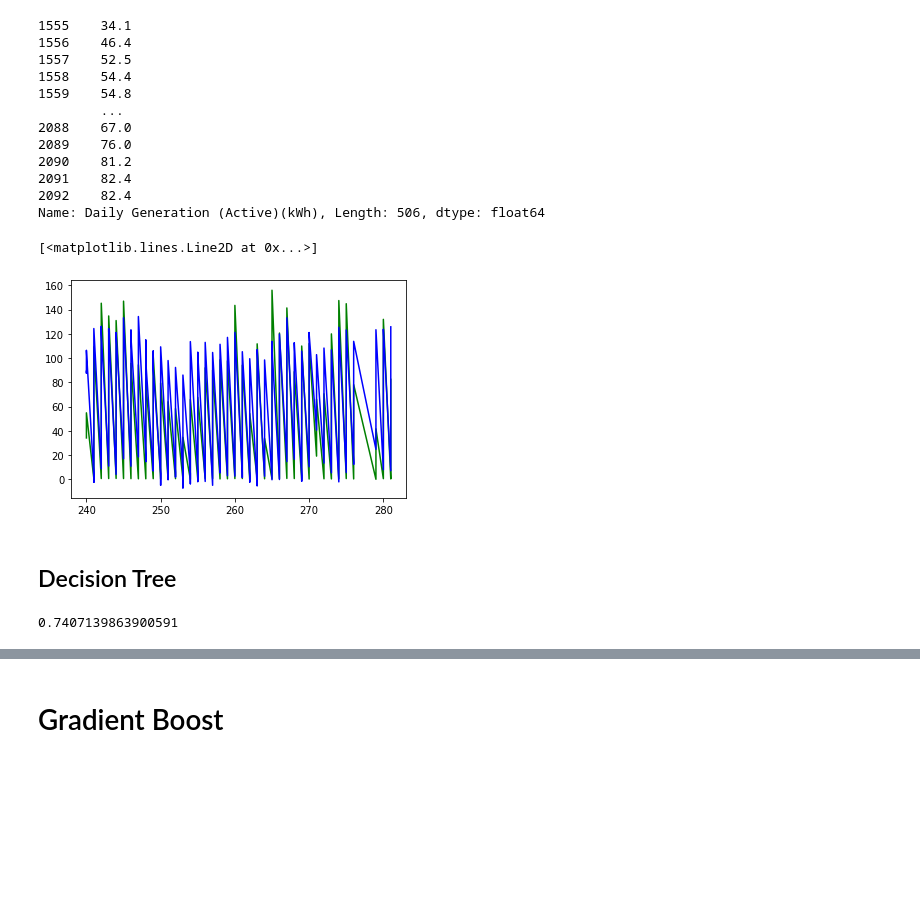
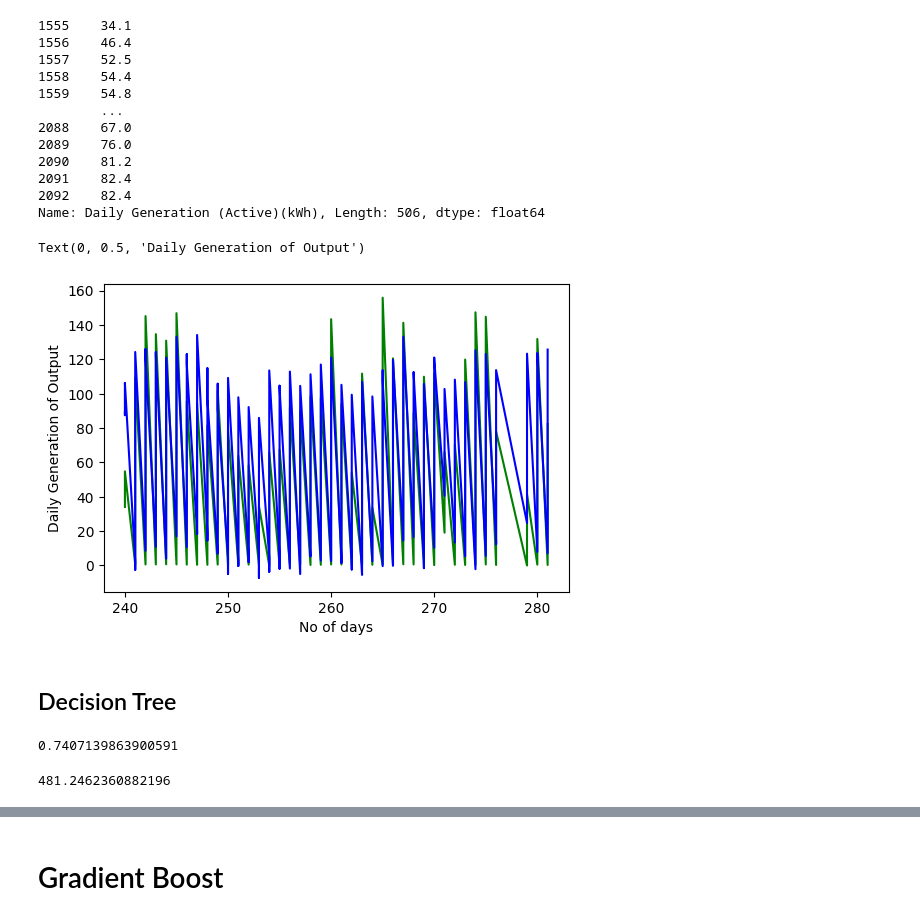
Before and after one commit to AksharaReddyPatlannagari/MAJOR-PROJECT, a Jupyter notebook: processinggg.ipynb, the cells around one changed output, grey strips where cells are left out. Drawn from its saved outputs; the diff is of its cells as text; code cells hidden in the pictures; blank space fills up the shorter version.

```diff
--- a/processinggg.ipynb
+++ b/processinggg.ipynb
@@ -1127,8 +1128,10 @@ Name: Daily Generation (Active)(kWh), Length: 506, dtype: float64
 # %%
 import matplotlib.pyplot as plt
 tt=x_test.sort_values(by='no_of_days')
 plt.plot(tt['no_of_days'],y_test,color="green")
 plt.plot(tt['no_of_days'],y_predict,color='blue')
+plt.xlabel('No of days')
+plt.ylabel('Daily Generation of Output')
 # %% [output]
-[<matplotlib.lines.Line2D at 0x...>]
+Text(0, 0.5, 'Daily Generation of Output')
-[figure, old version]
+[figure, new version]
@@ -1145,7 +1142,13 @@ from sklearn.tree import DecisionTreeRegressor
 dt=DecisionTreeRegressor(max_depth=3)
 dt.fit(x_train,y_train)
 y_predict1=dt.predict(x_test)
+# %%
+r2_dt=r2_score(y_true=y_test,y_pred=y_predict1)
+print(r2_dt)
+# %% [output]
+0.7407139863900591
 # %%
-r2_score(y_true=y_test,y_pred=y_predict1)
+mse_dt=mean_squared_error(y_true=y_test,y_pred=y_predict1)
+mse_dt
 # %% [output]
-0.7407139863900591
+481.2462360882196
```
Also changed, not shown: parts of 25 cells of this notebook.
